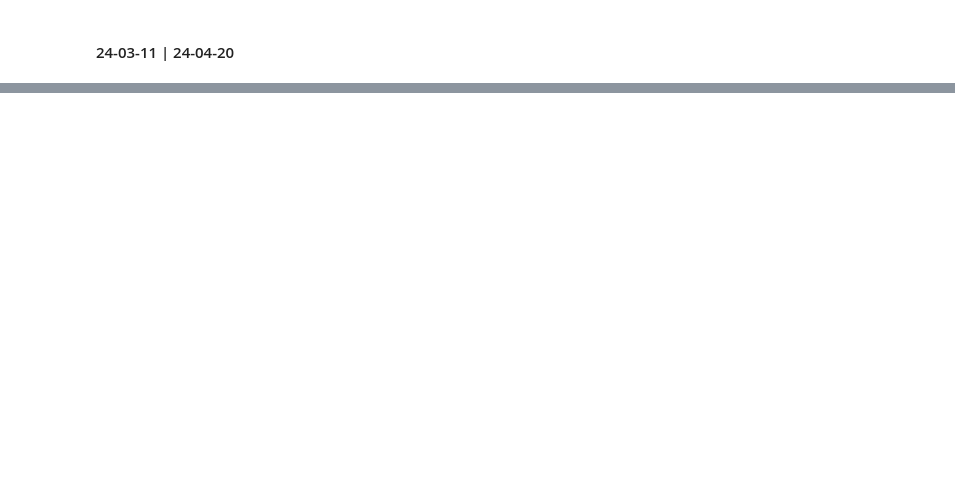
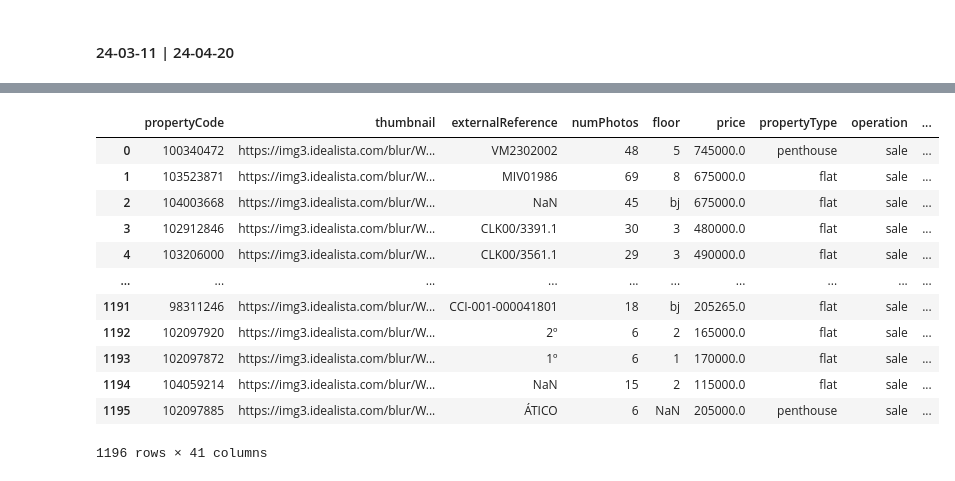
Before and after one commit to asgr29/EDA_Inmuebles_Idealista, a Jupyter notebook: src/notebooks/notebook-eda.ipynb, the cells around one changed output, grey strips where cells are left out. Saved outputs shown, nothing was run; the diff lists cells and outputs as text; code cells hidden in the pictures; blank space fills up the shorter version.

```diff
--- a/src/notebooks/notebook-eda.ipynb
+++ b/src/notebooks/notebook-eda.ipynb
@@ -347,0 +386,25 @@ memory usage: 2.6+ MB
+# %%
+archivo_txt_2024_03_11 = f"{path}/24-03-11/Listado.txt"
+
+with open(archivo_txt_2024_03_11, "r", encoding="utf-8") as f:
+    datos_txt = f.read()
+
+datos = json.loads(datos_txt) # Convertir el texto a objeto Python (lista de diccionarios)
+
+df_archivo_txt_2024_03_11 = pd.DataFrame(datos)
+
+df_archivo_txt_2024_03_11
+# %% [output]
+|  | propertyCode | thumbnail | externalReference | numPhotos | floor | price | propertyType | operation | ... |
+| 0 | 100340472 | https://img3.idealista.com/blur/W... | VM2302002 | 48 | 5 | 745000.0 | penthouse | sale | ... |
+| 1 | 103523871 | https://img3.idealista.com/blur/W... | MIV01986 | 69 | 8 | 675000.0 | flat | sale | ... |
+| 2 | 104003668 | https://img3.idealista.com/blur/W... | NaN | 45 | bj | 675000.0 | flat | sale | ... |
+| 3 | 102912846 | https://img3.idealista.com/blur/W... | CLK00/3391.1 | 30 | 3 | 480000.0 | flat | sale | ... |
+| 4 | 103206000 | https://img3.idealista.com/blur/W... | CLK00/3561.1 | 29 | 3 | 490000.0 | flat | sale | ... |
+| ... | ... | ... | ... | ... | ... | ... | ... | ... | ... |
+| 1191 | 98311246 | https://img3.idealista.com/blur/W... | CCI-001-000041801 | 18 | bj | 205265.0 | flat | sale | ... |
+| 1192 | 102097920 | https://img3.idealista.com/blur/W... | 2º | 6 | 2 | 165000.0 | flat | sale | ... |
+| 1193 | 102097872 | https://img3.idealista.com/blur/W... | 1º | 6 | 1 | 170000.0 | flat | sale | ... |
+| 1194 | 104059214 | https://img3.idealista.com/blur/W... | NaN | 15 | 2 | 115000.0 | flat | sale | ... |
+| 1195 | 102097885 | https://img3.idealista.com/blur/W... | ÁTICO | 6 | NaN | 205000.0 | penthouse | sale | ... |
+1196 rows × 41 columns
```
Also changed, not shown: parts of 17 cells of this notebook.
